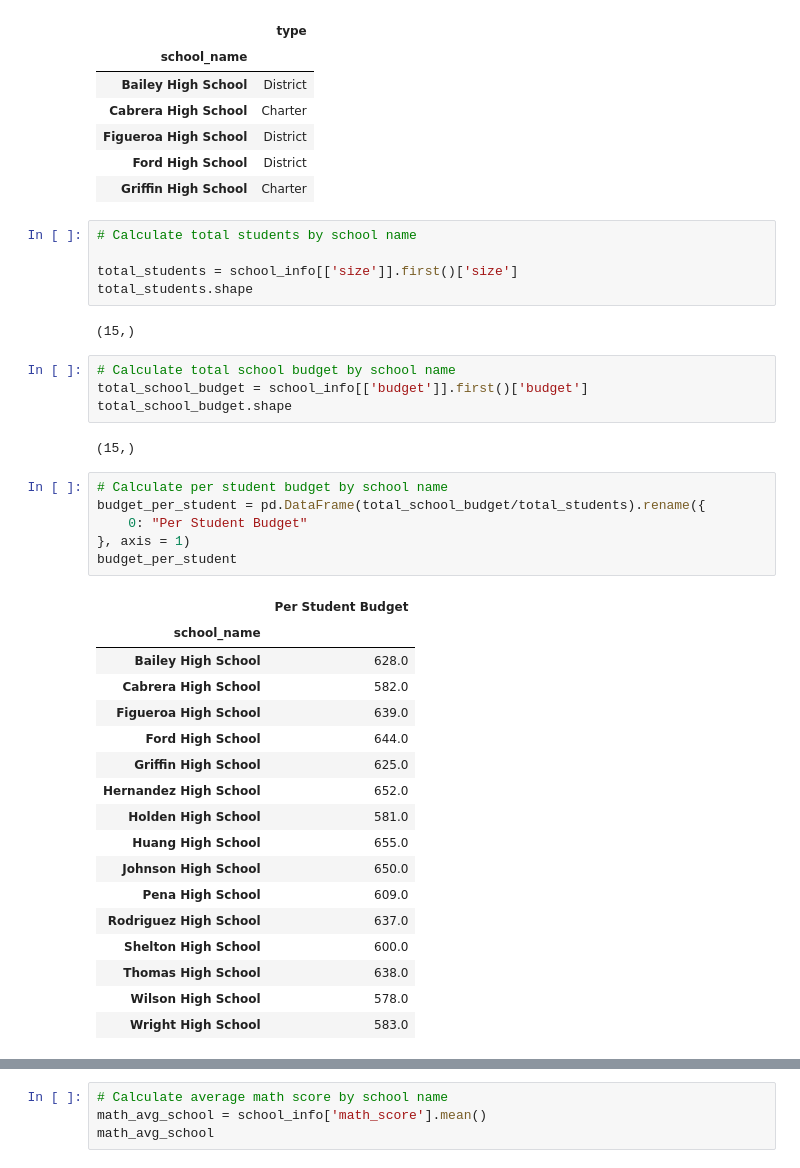
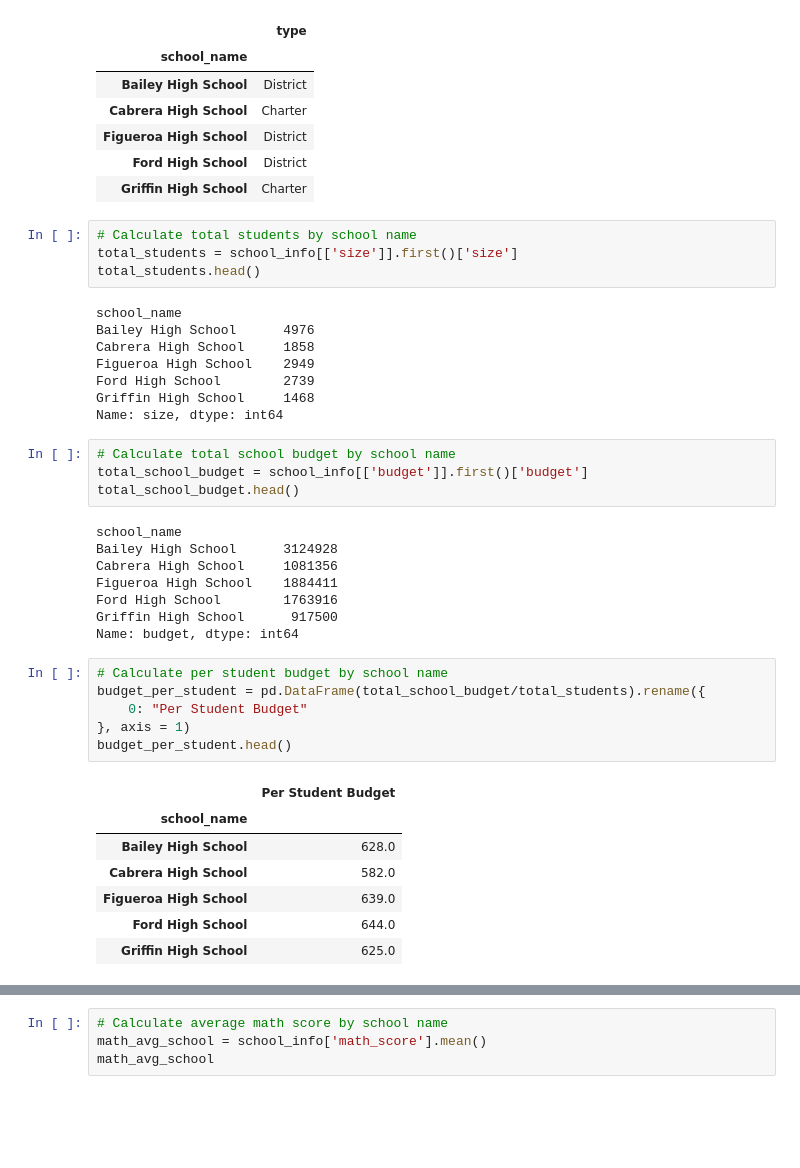
Before and after one commit to nepanji/Pandas_Challenge, a Jupyter notebook: PyCitySchools/PyCitySchools.ipynb, the cells around one changed output, grey strips where cells are left out. Saved outputs shown, nothing was run; the diff lists cells and outputs as text; blank space fills up the shorter version.

```diff
--- a/PyCitySchools/PyCitySchools.ipynb
+++ b/PyCitySchools/PyCitySchools.ipynb
@@ -161,38 +119,39 @@ school_type.head()
 | Griffin High School | Charter |
 # %%
 # Calculate total students by school name
-
 total_students = school_info[['size']].first()['size']
-total_students.shape
+total_students.head()
 # %% [output]
-(15,)
+school_name
+Bailey High School      4976
+Cabrera High School     1858
+Figueroa High School    2949
+Ford High School        2739
+Griffin High School     1468
+Name: size, dtype: int64
 # %%
 # Calculate total school budget by school name
 total_school_budget = school_info[['budget']].first()['budget']
-total_school_budget.shape
+total_school_budget.head()
 # %% [output]
-(15,)
+school_name
+Bailey High School      3124928
+Cabrera High School     1081356
+Figueroa High School    1884411
+Ford High School        1763916
+Griffin High School      917500
+Name: budget, dtype: int64
 # %%
 # Calculate per student budget by school name
 budget_per_student = pd.DataFrame(total_school_budget/total_students).rename({
     0: "Per Student Budget"
 }, axis = 1)
-budget_per_student
+budget_per_student.head()
 # %% [output]
 |  | Per Student Budget |
 | school_name |  |
 | Bailey High School | 628.0 |
 | Cabrera High School | 582.0 |
 | Figueroa High School | 639.0 |
 | Ford High School | 644.0 |
 | Griffin High School | 625.0 |
-| Hernandez High School | 652.0 |
-| Holden High School | 581.0 |
-| Huang High School | 655.0 |
-| Johnson High School | 650.0 |
-| Pena High School | 609.0 |
-| Rodriguez High School | 637.0 |
-| Shelton High School | 600.0 |
-| Thomas High School | 638.0 |
-| Wilson High School | 578.0 |
-| Wright High School | 583.0 |
```
Also changed, not shown: parts of 59 cells of this notebook, 1 other file.
